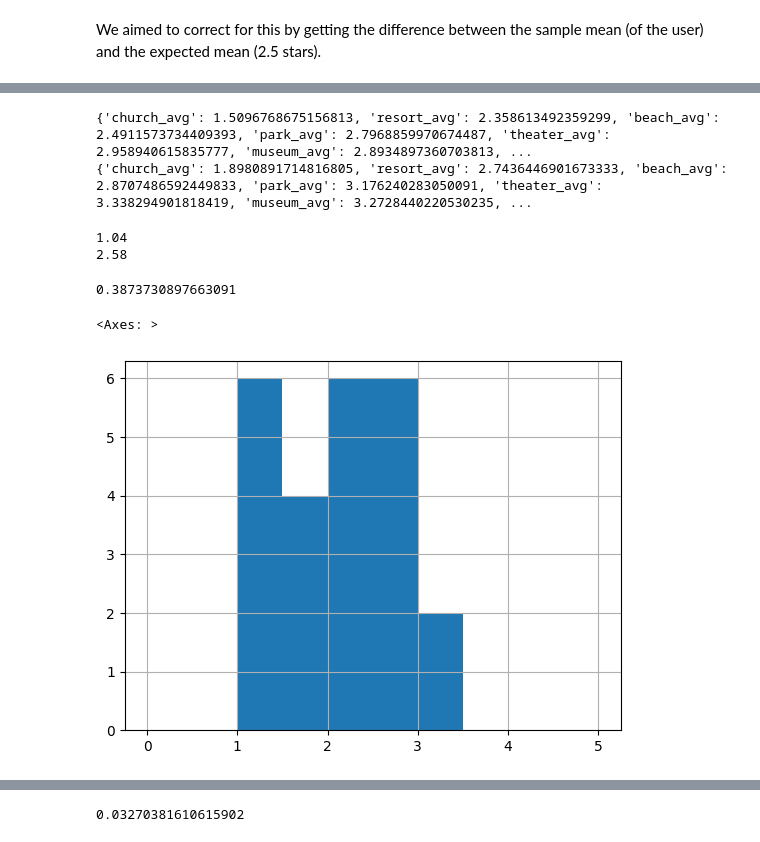
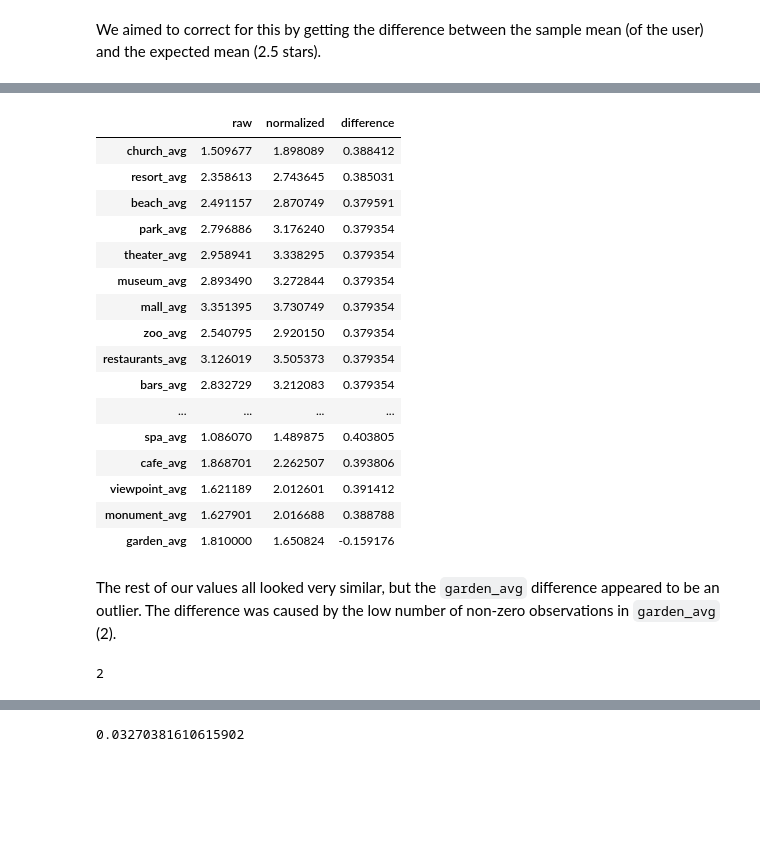
Before and after one commit to eflynn4/apexivyhackathoncrazy, a Jupyter notebook: data/data.ipynb, the cells around one changed output, grey strips where cells are left out. Drawn from its saved outputs; the diff is of its cells as text; code cells hidden in the pictures; blank space fills up the shorter version.

```diff
--- a/data/data.ipynb
+++ b/data/data.ipynb
@@ -91,37 +113,41 @@ unskew["user_average"] = unskew.apply(lambda row: row[row.apply(
 # copy and pasted existing copilot code, and used .to_dict() method
 raw = data.apply(lambda col: col[col.apply(lambda x: isinstance(x, (int, float))) & (col != 0)].mean(), axis= 0).to_dict()
 normalized = unskew.apply(lambda col: col[col.apply(lambda x: isinstance(x, (int, float))) & (col != 0)].mean(), axis= 0).to_dict()
-# fix normalized skew
+# fix normalized skew (which was NaN since there are no non-zero values for the function to average)
 normalized["skew"] = 0.0
-
-print(raw)
-print(normalized)
-# %% [output]
-{'church_avg': 1.5096768675156813, 'resort_avg': 2.358613492359299, 'beach_avg': 2.4911573734409393, 'park_avg': 2.7968859970674487, 'theater_avg': 2.958940615835777, 'museum_avg': 2.8934897360703813, ...
-{'church_avg': 1.8980891714816805, 'resort_avg': 2.7436446901673333, 'beach_avg': 2.8707486592449833, 'park_avg': 3.176240283050091, 'theater_avg': 3.338294901818419, 'museum_avg': 3.2728440220530235, ...
 # %%
 means = pd.DataFrame([raw, normalized]).transpose()
 means.columns = ["raw", "normalized"]
 means = means.drop(["skew", "user_average"], axis=0)
 means["difference"] = means["normalized"] - means["raw"]
-#means[:"church_avg"]
+means
+# %% [output]
+|  | raw | normalized | difference |
+| church_avg | 1.509677 | 1.898089 | 0.388412 |
+| resort_avg | 2.358613 | 2.743645 | 0.385031 |
+| beach_avg | 2.491157 | 2.870749 | 0.379591 |
+| park_avg | 2.796886 | 3.176240 | 0.379354 |
+| theater_avg | 2.958941 | 3.338295 | 0.379354 |
+| museum_avg | 2.893490 | 3.272844 | 0.379354 |
+| mall_avg | 3.351395 | 3.730749 | 0.379354 |
+| zoo_avg | 2.540795 | 2.920150 | 0.379354 |
+| restaurants_avg | 3.126019 | 3.505373 | 0.379354 |
+| bars_avg | 2.832729 | 3.212083 | 0.379354 |
+| ... | ... | ... | ... |
+| spa_avg | 1.086070 | 1.489875 | 0.403805 |
+| cafe_avg | 1.868701 | 2.262507 | 0.393806 |
+| viewpoint_avg | 1.621189 | 2.012601 | 0.391412 |
+| monument_avg | 1.627901 | 2.016688 | 0.388788 |
+| garden_avg | 1.810000 | 1.650824 | -0.159176 |
+# %% [markdown]
+The rest of our values all looked very similar, but the `garden_avg` difference appeared to be an outlier. The difference was caused by the low number of non-zero observations in `garden_avg` (2).
 # %%
-for n in data["garden_avg"]:
-    if n > 0.0:
-        print(n)
-
+n = 0
+for value in data["garden_avg"]:
+    if value > 0.0:
+        n +=1
+print(n)
 # removing "garden_avg" because of low n count
-
 means = means.drop("garden_avg", axis=0)
 # %% [output]
-1.04
-2.58
+2
-# %%
-means["difference"].mean()
-# %% [output]
-0.3873730897663091
-# %%
-means["raw"].hist(range=(0,5))
-# %% [output]
-<Axes: >
-[figure, removed]
```
Also changed, not shown: parts of 22 cells of this notebook.
